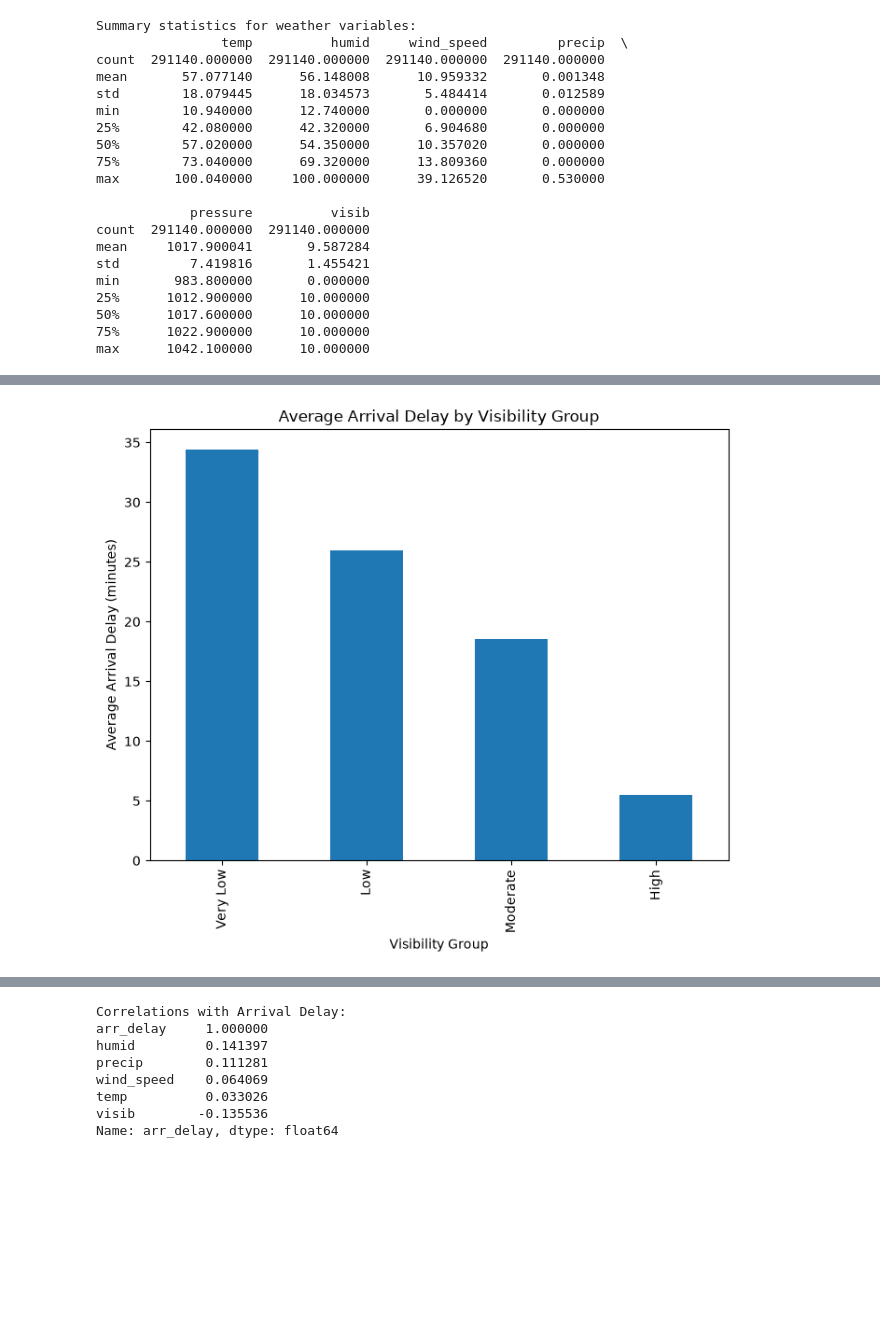
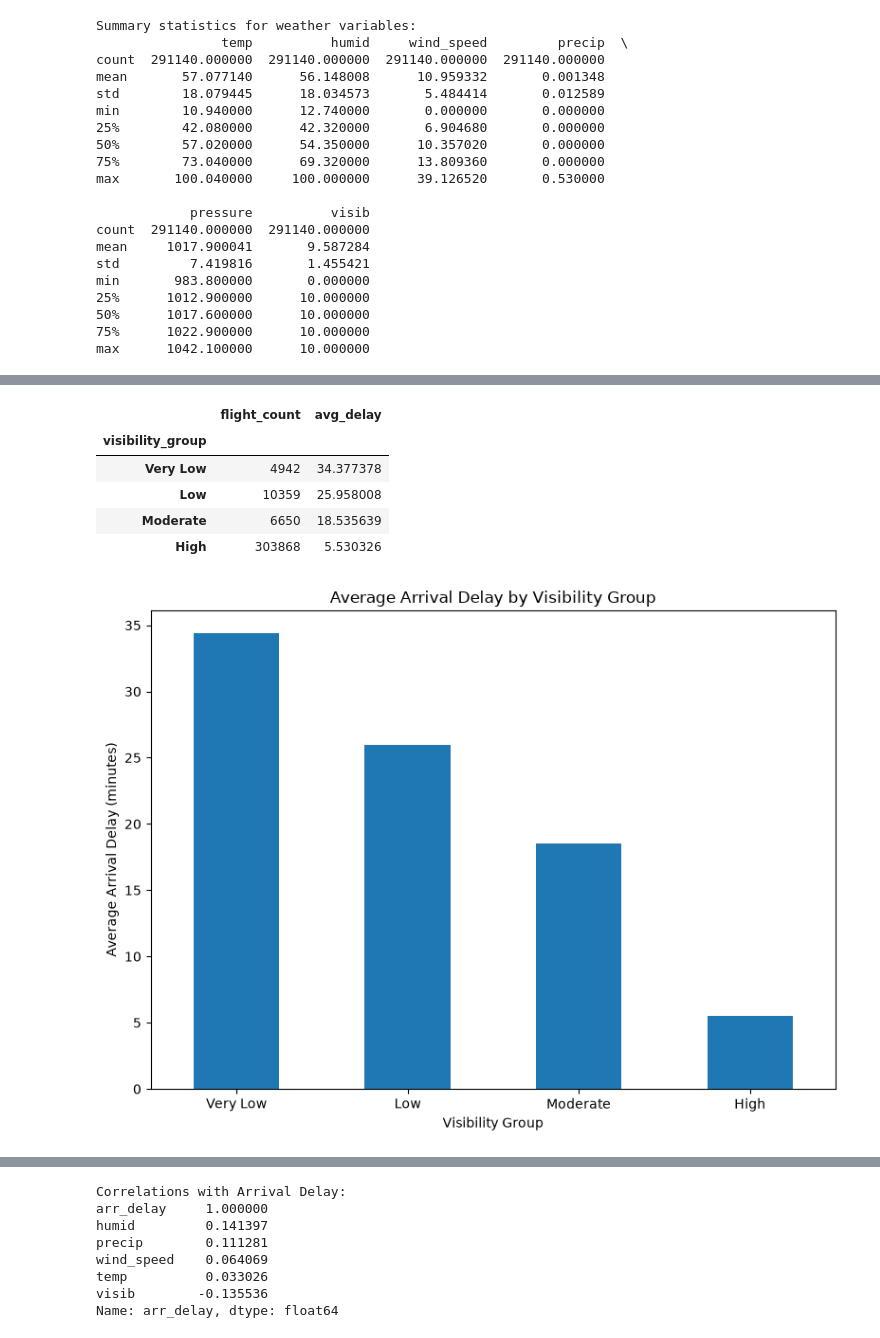
Before and after one commit to Jade-Jung/BAN5103-Flight-Delay-Analysis, a Jupyter notebook: 08_weather_regression.ipynb, the cells around one changed output, grey strips where cells are left out. Saved outputs shown, nothing was run; the diff lists cells and outputs as text; code cells hidden in the pictures; blank space fills up the shorter version.

```diff
--- a/08_weather_regression.ipynb
+++ b/08_weather_regression.ipynb
@@ -160,27 +214,45 @@ During periods of precipitation, flights had higher average arrival delays, sugg
-# %%
-
-# Create a visibility group variable based on visibility ranges
-
-flights["visibility_group"] = pd.cut(
-    flights["visib"],
-    bins=[-1, 1, 3, 5, 10, float("inf")],
-    labels=["Very Low", "Low", "Moderate", "High", "Very High"]
-)
-
-# Calculate average arrival delay for each visibility group
-
-visibility_summary = flights.groupby("visibility_group").agg(
-    avg_delay=("arr_delay", "mean")
-)
-
-# Create a bar chart showing average arrival delay for each visibility group
-visibility_summary.plot(
-    kind="bar", legend=False, figsize=(8, 6)
-)
-plt.title("Average Arrival Delay by Visibility Group")
-plt.xlabel("Visibility Group")
-plt.ylabel("Average Arrival Delay (minutes)")
-plt.show()
-# %% [output]
-[figure, removed]
+# %%
+# Use flights with recorded visibility values
+visibility_data = flights.dropna(
+    subset=["visib"]
+).copy()
+
+# Create visibility groups
+visibility_data["visibility_group"] = pd.cut(
+    visibility_data["visib"],
+    bins=[-1, 1, 3, 5, 10],
+    labels=["Very Low", "Low", "Moderate", "High"]
+)
+
+# Calculate summary statistics
+visibility_summary = visibility_data.groupby(
+    "visibility_group", observed=True
+).agg(
+    flight_count=("arr_delay", "count"),
+    avg_delay=("arr_delay", "mean")
+)
+
+display(visibility_summary)
+
+# Visualize average arrival delay
+visibility_summary["avg_delay"].plot(
+    kind="bar",
+    legend=False,
+    figsize=(8, 6)
+)
+
+plt.title("Average Arrival Delay by Visibility Group")
+plt.xlabel("Visibility Group")
+plt.ylabel("Average Arrival Delay (minutes)")
+plt.xticks(rotation=0)
+plt.tight_layout()
+plt.show()
+# %% [output]
+|  | flight_count | avg_delay |
+| visibility_group |  |  |
+| Very Low | 4942 | 34.377378 |
+| Low | 10359 | 25.958008 |
+| Moderate | 6650 | 18.535639 |
+| High | 303868 | 5.530326 |
+[figure, added]
 # %% [markdown]
```
Also changed, not shown: parts of 15 cells of this notebook, 3 other files.
